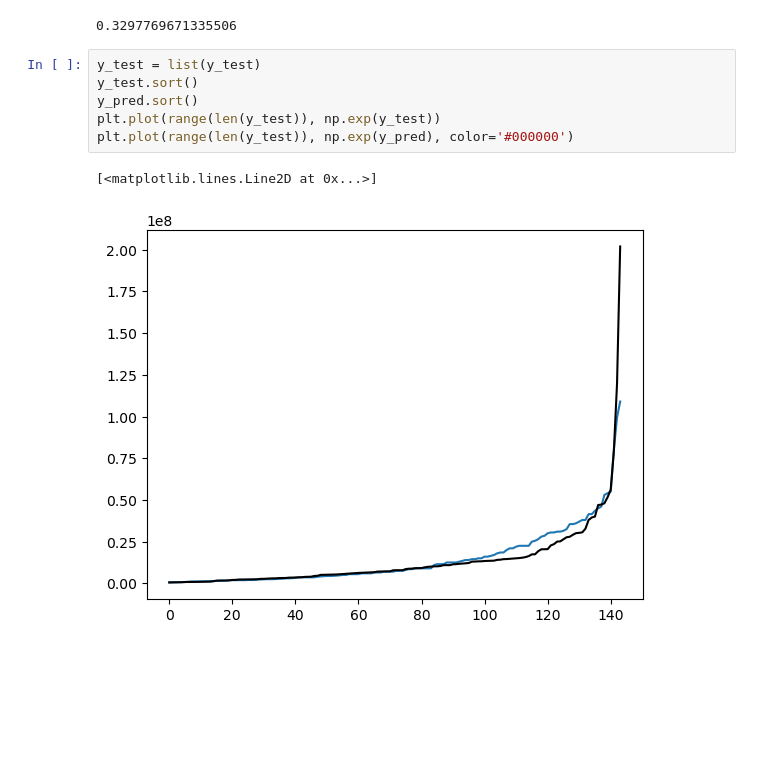
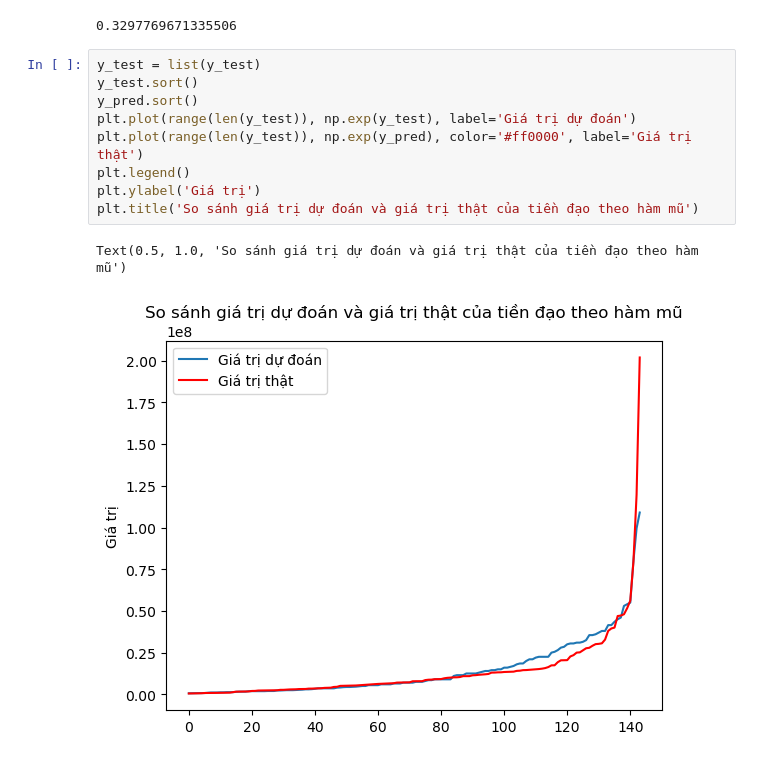
Before and after one commit to theWorstSolution/football-predictor, a Jupyter notebook: notebooks/attack_position.ipynb, the cells around one changed output. Saved outputs shown, nothing was run; the diff lists cells and outputs as text; blank space fills up the shorter version.

```diff
--- a/notebooks/attack_position.ipynb
+++ b/notebooks/attack_position.ipynb
@@ -342,9 +345,12 @@ percent_loss
 # %%
 y_test = list(y_test)
 y_test.sort()
 y_pred.sort()
-plt.plot(range(len(y_test)), np.exp(y_test))
-plt.plot(range(len(y_test)), np.exp(y_pred), color='#000000')
+plt.plot(range(len(y_test)), np.exp(y_test), label='Giá trị dự đoán')
+plt.plot(range(len(y_test)), np.exp(y_pred), color='#ff0000', label='Giá trị thật')
+plt.legend()
+plt.ylabel('Giá trị')
+plt.title('So sánh giá trị dự đoán và giá trị thật của tiền đạo theo hàm mũ')
 # %% [output]
-[<matplotlib.lines.Line2D at 0x...>]
+Text(0.5, 1.0, 'So sánh giá trị dự đoán và giá trị thật của tiền đạo theo hàm mũ')
-[figure, old version]
+[figure, new version]
```
Also changed, not shown: parts of 2 cells of this notebook, 3 other files.
